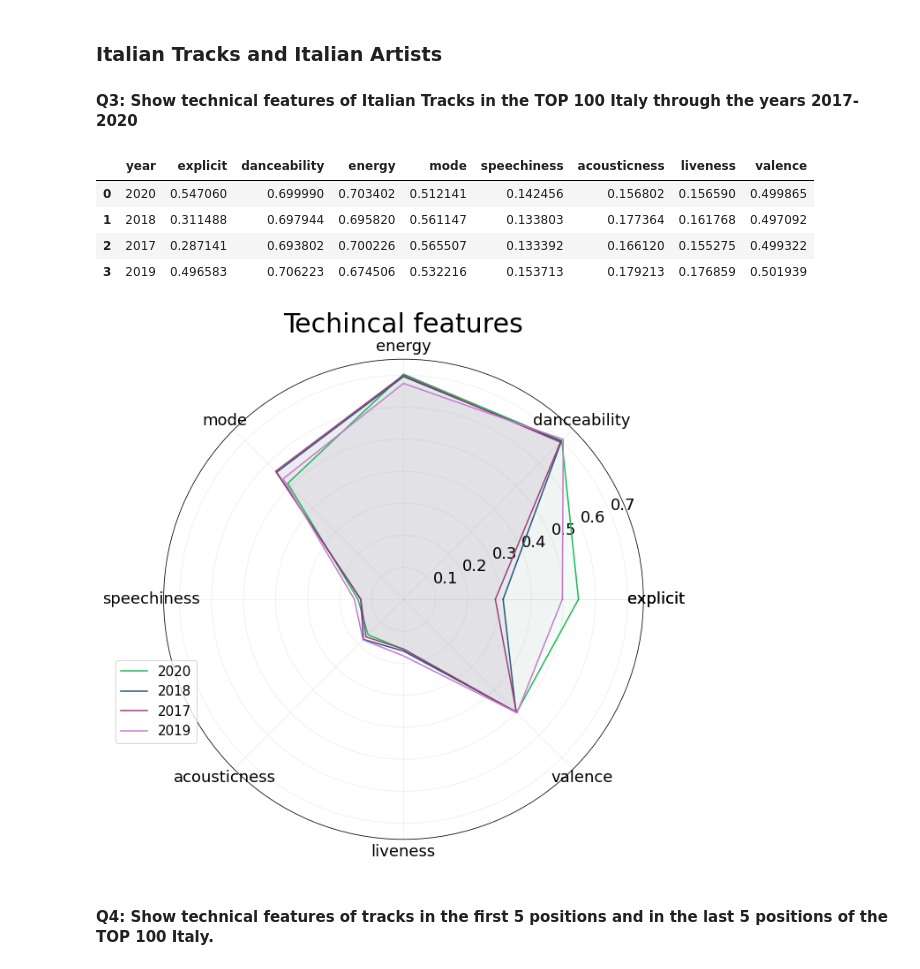
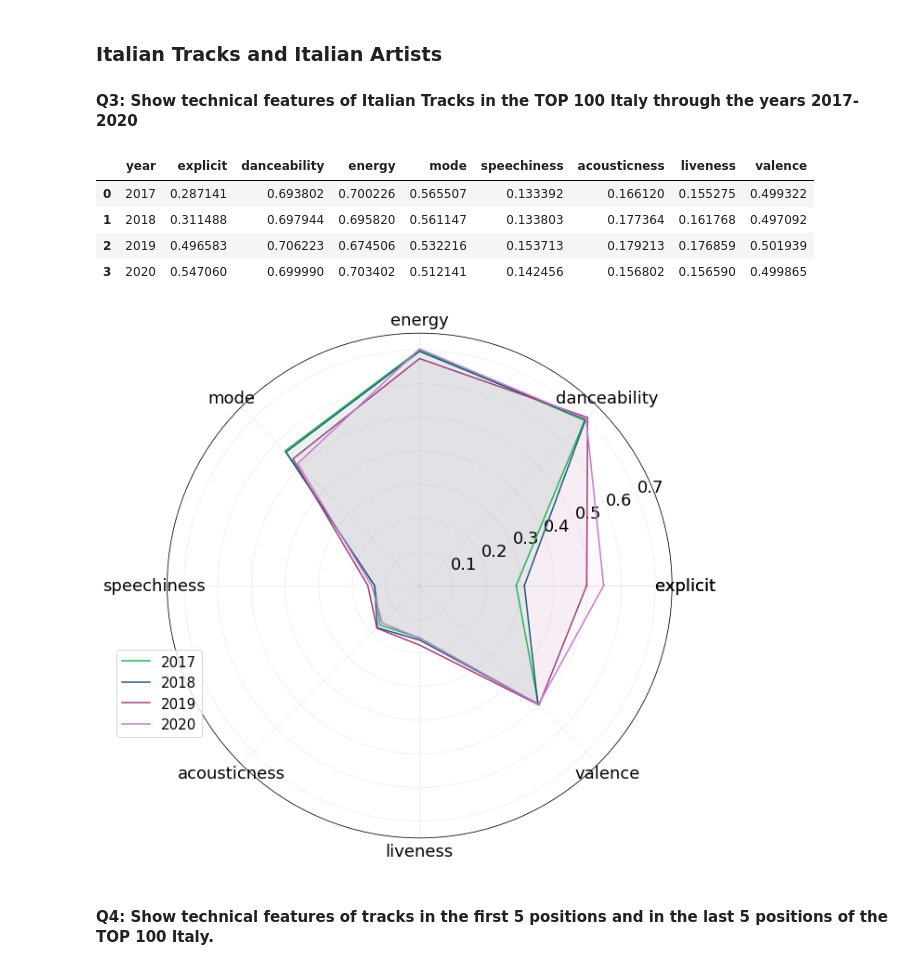
Before and after one commit to luca-martinelli-09/spotify-pg, a Jupyter notebook: spotifyQueries.ipynb, the cells around one changed output. Drawn from its saved outputs; the diff is of its cells as text; code cells hidden in the pictures.

```diff
--- a/spotifyQueries.ipynb
+++ b/spotifyQueries.ipynb
@@ -65,7 +62,7 @@ XY_LABEL_DIM = 21
 XY_TICKS_DIM = 18
 GRID_ALPHA = 0.2
 FILL_ALPHA = 0.05
-BAR_WIDTH = 0.95
+BAR_WIDTH = 0.5
 LEGEND_LOC = "upper left"
 LEGEND_LABEL_DIM = 15
 COLOR_SCHEME = ["#1DB954", "#22577A", "#A03C78", "#C67ACE"]
@@ -186,34 +183,34 @@ resultDF = executeQuery("""
         AVG(t.acousticness) as acousticness,
         AVG(t.liveness) as liveness,
         AVG(t.valence) as valence
+    ORDER BY year
 """)
 # %%
 resultDF
 # %% [output]
 |  | year | explicit | danceability | energy | mode | speechiness | acousticness | liveness | valence |
-| 0 | 2020 | 0.547060 | 0.699990 | 0.703402 | 0.512141 | 0.142456 | 0.156802 | 0.156590 | 0.499865 |
+| 0 | 2017 | 0.287141 | 0.693802 | 0.700226 | 0.565507 | 0.133392 | 0.166120 | 0.155275 | 0.499322 |
 | 1 | 2018 | 0.311488 | 0.697944 | 0.695820 | 0.561147 | 0.133803 | 0.177364 | 0.161768 | 0.497092 |
-| 2 | 2017 | 0.287141 | 0.693802 | 0.700226 | 0.565507 | 0.133392 | 0.166120 | 0.155275 | 0.499322 |
-| 3 | 2019 | 0.496583 | 0.706223 | 0.674506 | 0.532216 | 0.153713 | 0.179213 | 0.176859 | 0.501939 |
+| 2 | 2019 | 0.496583 | 0.706223 | 0.674506 | 0.532216 | 0.153713 | 0.179213 | 0.176859 | 0.501939 |
+| 3 | 2020 | 0.547060 | 0.699990 | 0.703402 | 0.512141 | 0.142456 | 0.156802 | 0.156590 | 0.499865 |
 # %%
 featuresToExtract = ["explicit", "danceability", "energy",
                      "mode", "speechiness", "acousticness", "liveness", "valence"]
 
 plotter.plotResults(
-    title="Techincal features",
     yArr=resultDF[featuresToExtract].to_numpy().tolist(),
     xTicks=featuresToExtract,
     legend=list(resultDF["year"]),
     yLim=[0, 0.75],
     style="polar",
     showGrid=True,
     fillPlot=True,
     legendLocation=[-0.1, 0.2],
     figSize=(10, 10),
     saveTitle="query3"
 )
 # %% [output]
-[figure, old version]
+[figure, new version]
 # %% [markdown]
 #### Q4: Show technical features of tracks in the first 5 positions and in the last 5 positions of the TOP 100 Italy.
 # %%
```
Also changed, not shown: parts of 33 cells of this notebook, 23 other files.
